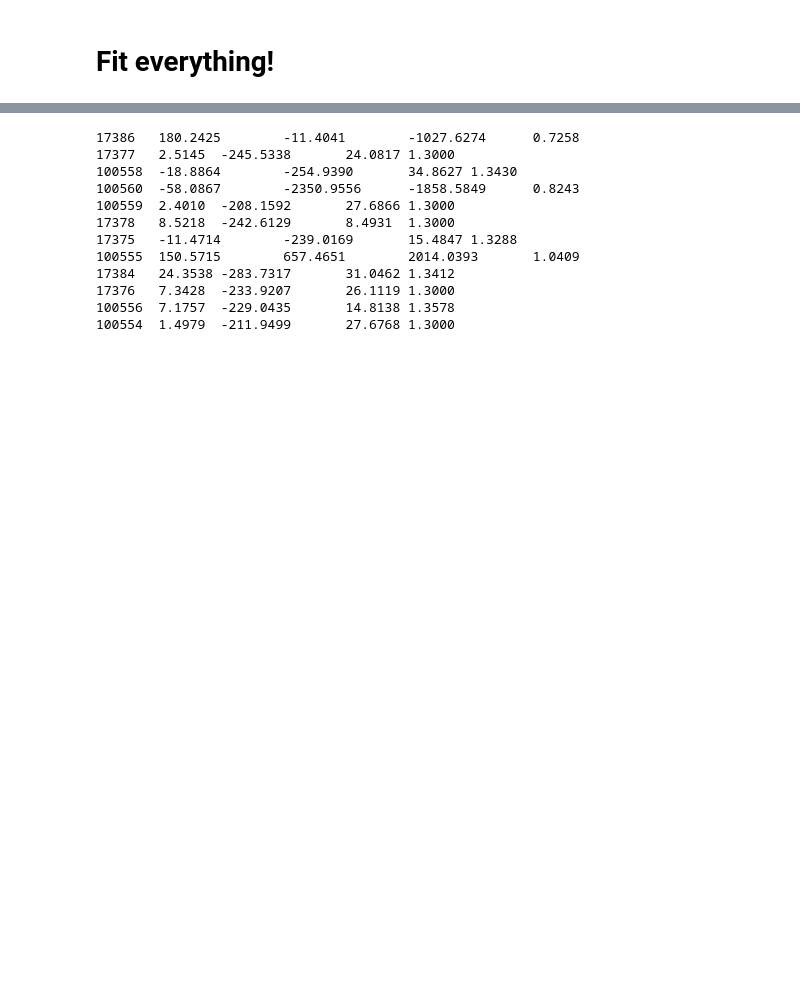
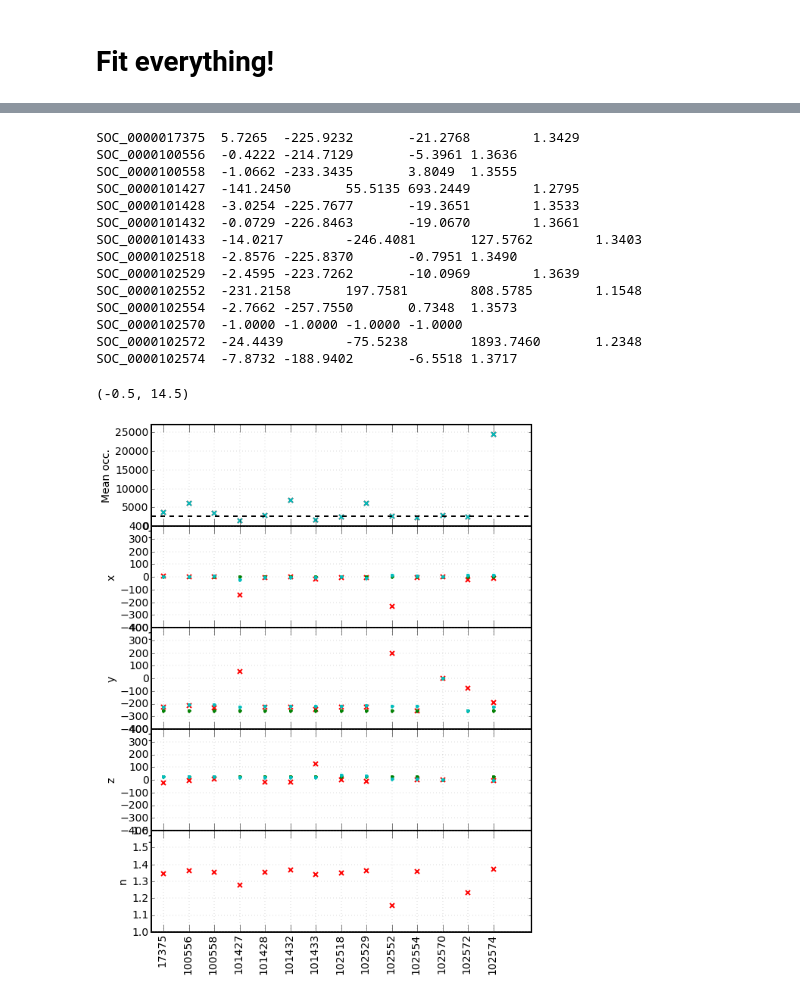
Before and after one commit to jpyanez/ipython_notebooks, a Jupyter notebook: SNOplus/calibration/Reflection_fit.ipynb, the cells around one changed output, grey strips where cells are left out. Cells and saved outputs as stored; diff of their text form; code cells hidden in the pictures; blank space fills up the shorter version.

```diff
--- a/SNOplus/calibration/Reflection_fit.ipynb
+++ b/SNOplus/calibration/Reflection_fit.ipynb
@@ -77,8 +73,8 @@ c = 0.299792458*1000 # mm/ns
 # %% [markdown]
 ## Getting SOC files - produce peaks files first
 # %%
-peakdir = '/home/jp/projects/snoplus/laserball_calibration/peak_output'
+peakdir = '/home/jpyanez/snoplus/data/SOC_peak_files'
 # %%
-infile_list = os.listdir(peakdir)
+infile_list = [x for x in os.listdir(peakdir) if os.path.isfile(os.path.join(peakdir,x))]
 for i, x in enumerate(infile_list): print i, x
 # %% [output]
@@ -206,16 +203,23 @@ Fit successful 100554
+# %%
+# Figure out who has the maximum occupancy
+average_occ[np.isnan(average_occ)] = 0.
 # %%
+run_list = []
 for i, fname in enumerate(infile_list):
-    print fname.rstrip('.pckl'), '\t', '\t'.join(["%0.4f" % x for x in fit_values[i,:]])
+    print fname.rstrip('.pckl').rstrip('_reprocessed'), '\t', '\t'.join(["%0.4f" % x for x in fit_values[i,:]])
+    run_list.append(fname.lstrip('SOC_0000').rstrip('.pckl').rstrip('_newPCA').rstrip('_reprocessed'))
 # %% [output]
-17386   180.2425        -11.4041        -1027.6274      0.7258
-17377   2.5145  -245.5338       24.0817 1.3000
-100558  -18.8864        -254.9390       34.8627 1.3430
-100560  -58.0867        -2350.9556      -1858.5849      0.8243
-100559  2.4010  -208.1592       27.6866 1.3000
-17378   8.5218  -242.6129       8.4931  1.3000
-17375   -11.4714        -239.0169       15.4847 1.3288
-100555  150.5715        657.4651        2014.0393       1.0409
-17384   24.3538 -283.7317       31.0462 1.3412
-17376   7.3428  -233.9207       26.1119 1.3000
-100556  7.1757  -229.0435       14.8138 1.3578
-100554  1.4979  -211.9499       27.6768 1.3000
+SOC_0000017375  5.7265  -225.9232       -21.2768        1.3429
+SOC_0000100556  -0.4222 -214.7129       -5.3961 1.3636
+SOC_0000100558  -1.0662 -233.3435       3.8049  1.3555
+SOC_0000101427  -141.2450       55.5135 693.2449        1.2795
+SOC_0000101428  -3.0254 -225.7677       -19.3651        1.3533
+SOC_0000101432  -0.0729 -226.8463       -19.0670        1.3661
+SOC_0000101433  -14.0217        -246.4081       127.5762        1.3403
+SOC_0000102518  -2.8576 -225.8370       -0.7951 1.3490
+SOC_0000102529  -2.4595 -223.7262       -10.0969        1.3639
+SOC_0000102552  -231.2158       197.7581        808.5785        1.1548
+SOC_0000102554  -2.7662 -257.7550       0.7348  1.3573
+SOC_0000102570  -1.0000 -1.0000 -1.0000 -1.0000
+SOC_0000102572  -24.4439        -75.5238        1893.7460       1.2348
+SOC_0000102574  -7.8732 -188.9402       -6.5518 1.3717
@@ -223,0 +226,31 @@ data
+# %%
+fig = plt.figure(figsize=(9,12))
+axes = []
+
+axes.append(fig.add_subplot(511))
+
+plt.xlabel('Run')
+
+plt.plot(average_occ, 'xr')
+plt.plot(average_occ_all, 'xc')
+plt.ylim([0, average_occ.max()*1.1])
+plt.axhline(y=2700, xmin = 0, xmax=len(run_list), color = 'k', linestyle = '--')
+
+plt.ylabel('Mean occ.')
+for i, value_name in enumerate(['x', 'y', 'z', 'n']):
+    axes.append(fig.add_subplot(5, 1, i+2, sharex=axes[0]))
+    plt.ylabel(value_name)
+    plt.plot(fit_values[:,i], 'xr')
+    if i < 3:
+        plt.plot(manip_values[:,i], '.g')
+        plt.plot(socfit_values[:,i], '.c')
+        plt.ylim(-400, 400)
+    if i == 3:
+        plt.ylim([1.0, 1.6])
+plt.subplots_adjust(hspace = 0.)
+axes[-1].set_xticks(range(0, len(run_list)))
+axes[-1].set_xticklabels(run_list,rotation=90)
+axes[-1].set_xlim(-0.5, len(run_list)+0.5)
+# %% [output]
+(-0.5, 14.5)
+[figure, added]
```
Also changed, not shown: parts of 8 cells of this notebook, 4 other files.
